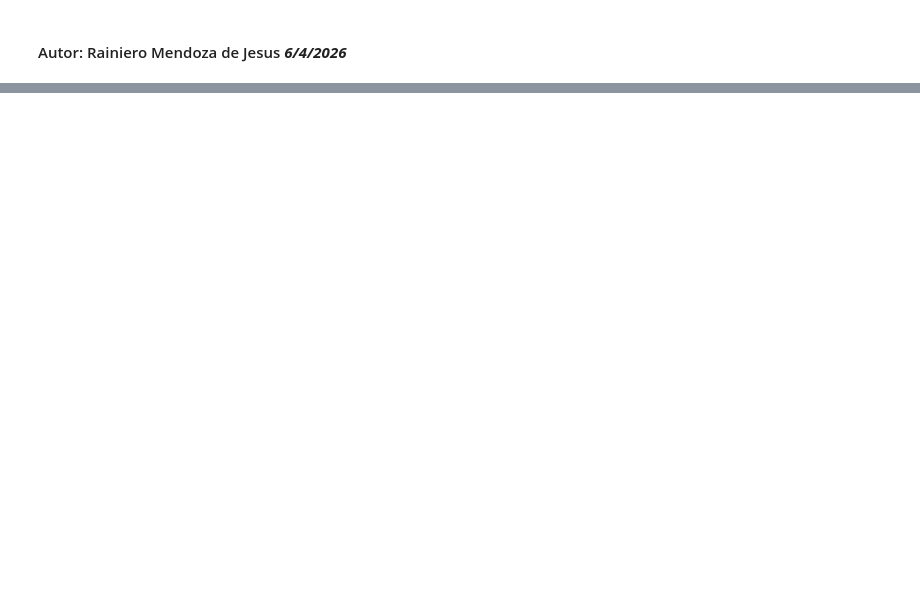
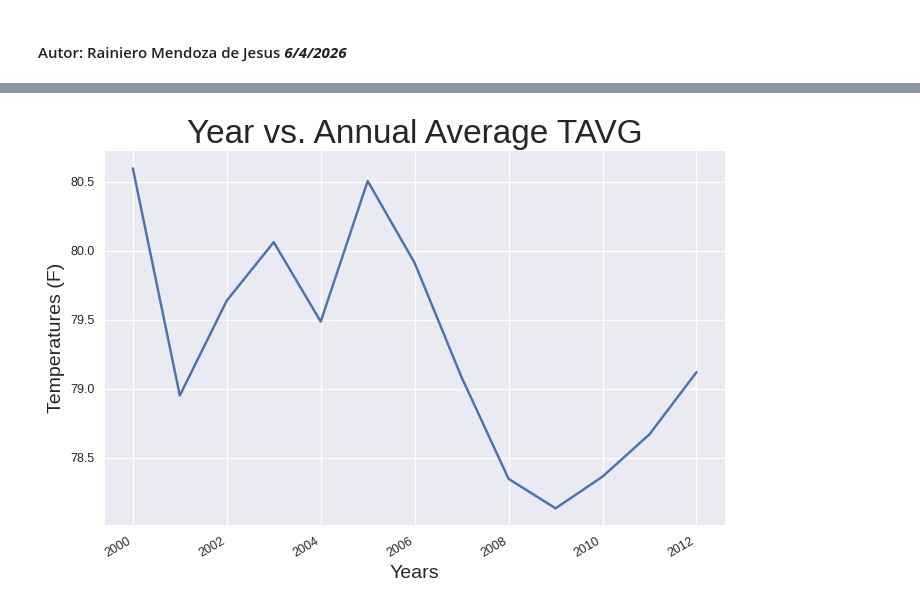
Before and after one commit to RainieroMendozaJesus/climate-data-project, a Jupyter notebook: notebooks/puerto_plata.ipynb, the cells around one changed output, grey strips where cells are left out. Cells and saved outputs as stored; diff of their text form; code cells hidden in the pictures; blank space fills up the shorter version.

```diff
--- a/notebooks/puerto_plata.ipynb
+++ b/notebooks/puerto_plata.ipynb
@@ -162 +199,18 @@ print(anual_tavgs)
+# %%
+# Make a plot, 2000-2012 Year vs. Annual Average TAVG
+
+plt.style.use('seaborn-v0_8')
+
+fig, ax = plt.subplots()
+title = "Year vs. Annual Average TAVG"
+ax.plot(years_parte1, tavgs_parte1)
+ax.set_ylabel('Temperatures (F)', fontsize=14)
+ax.set_xlabel('Years', fontsize=14)
+ax.set_title(title, fontsize=24)
+ax.tick_params(labelsize=9)
+fig.autofmt_xdate()
+
+plt.show()
+# %% [output]
+[figure, new version]
 # %%
```
Also changed, not shown: parts of 24 cells of this notebook, 1 other file.
